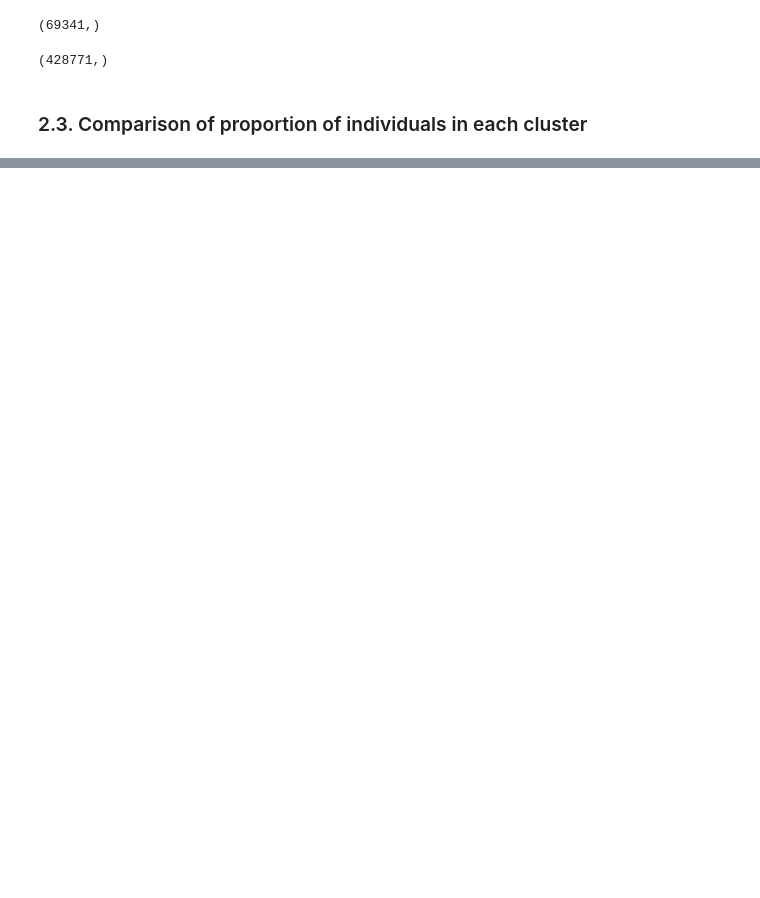
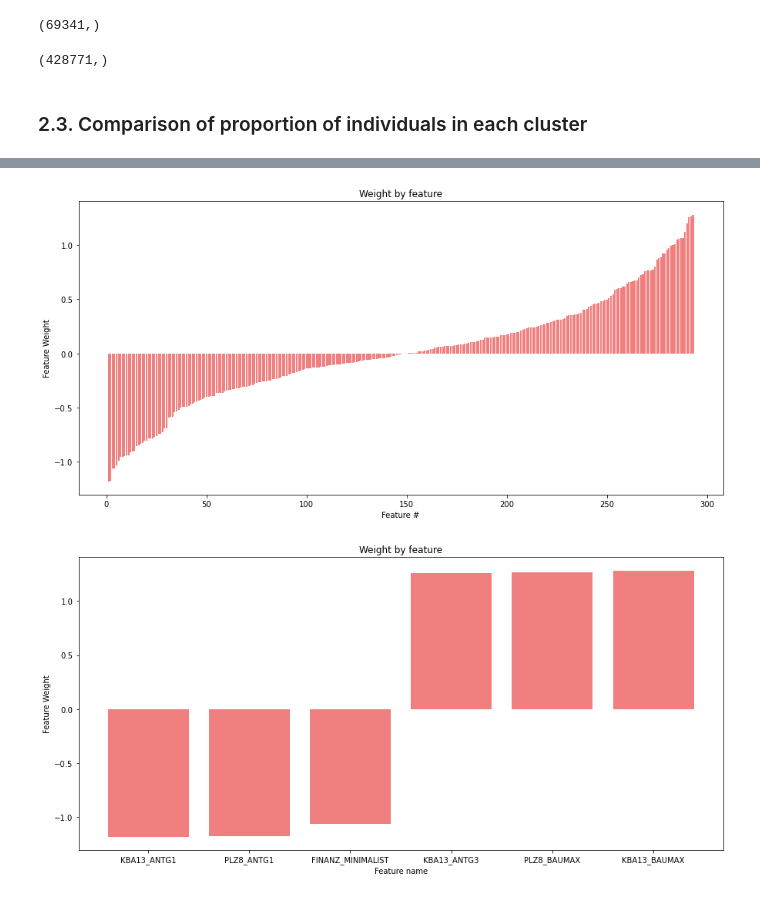
Before and after one commit to bergr7/Bertelsmann_Arvato_Project, a Jupyter notebook: notebooks/Arvato_Customer_Segmentation.ipynb, the cells around one changed output, grey strips where cells are left out. Drawn from its saved outputs; the diff is of its cells as text; code cells hidden in the pictures; blank space fills up the shorter version.

```diff
--- a/notebooks/Arvato_Customer_Segmentation.ipynb
+++ b/notebooks/Arvato_Customer_Segmentation.ipynb
@@ -494,0 +589,9 @@ Clusters 3, 4, 6 ,7, 9
+# %%
+# get underepresented cluster 5 weights by feature
+under_cluster_5 = get_feature_weights_cluster(azdias_pca, kmeans, cluster=5)
+
+# plot weights by feature for underepresented cluster 5
+plot_feature_weights(under_cluster_5)
+# %% [output]
+[figure, added]
+[figure, added]
```
Also changed, not shown: parts of 19 cells of this notebook.
